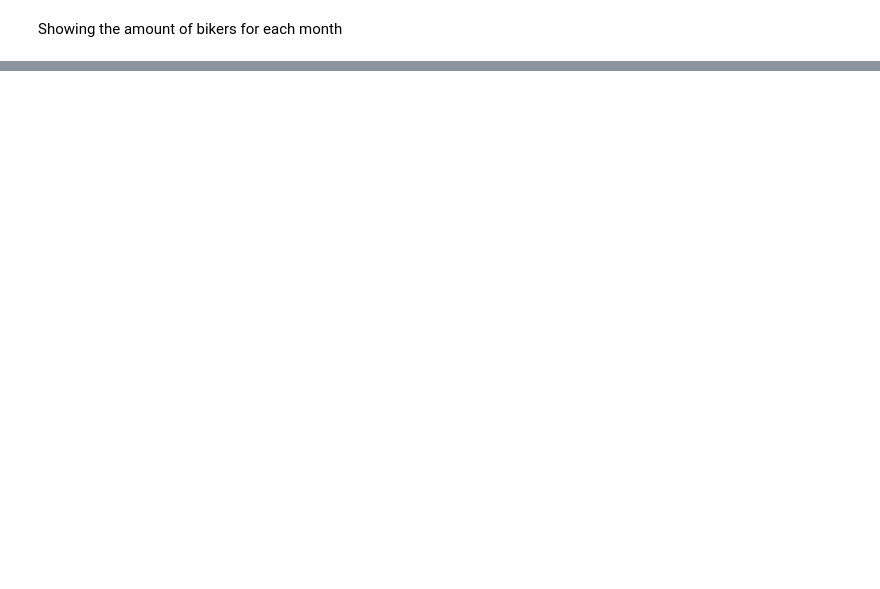
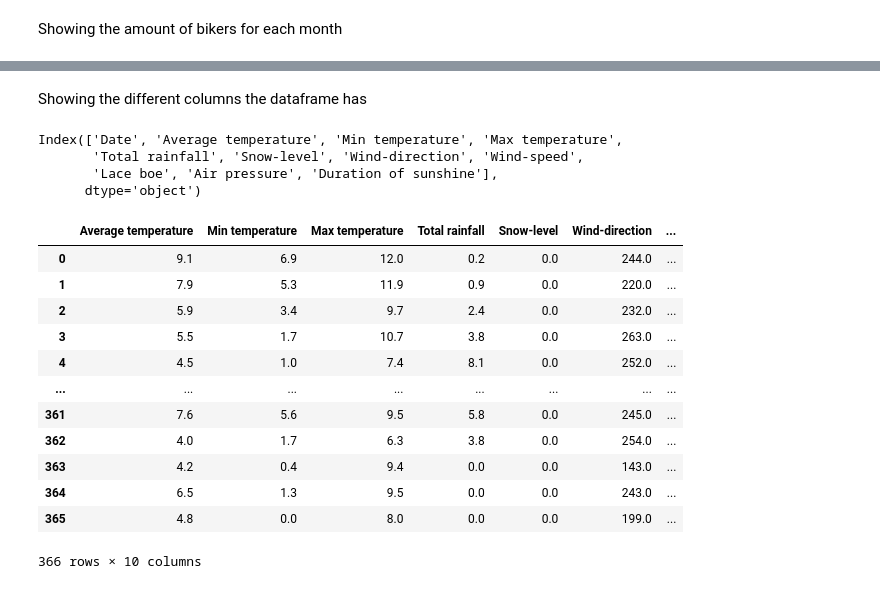
Before and after one commit to Amir-Hussein-OTH/amir-made-2024, a Jupyter notebook: project/data-exploration.ipynb, the cells around one changed output, grey strips where cells are left out. Cells and saved outputs as stored; diff of their text form; code cells hidden in the pictures; blank space fills up the shorter version.

Commit message:
🕵️ Perform initial exploration of dataset2 and combine it with dataset1 together.

```diff
--- a/project/data-exploration.ipynb
+++ b/project/data-exploration.ipynb
@@ -28,4 +14,5 @@ Note: you may need to restart the kernel to use updated packages.
 import pandas as pd
 
 df1 = pd.read_sql_table('dataset1', 'sqlite:////Users/miro/PycharmProjects/made-template/data/data/dataset1.sqlite')
+df2 = pd.read_sql_table('dataset2', 'sqlite:////Users/miro/PycharmProjects/made-template/data/data/dataset2.sqlite')
 # %% [markdown]
@@ -251,0 +184,36 @@ Name: Total, dtype: float64
+# %% [markdown]
+Showing the different columns the dataframe has
+# %%
+df2.columns
+# %% [output]
+Index(['Date', 'Average temperature', 'Min temperature', 'Max temperature',
+       'Total rainfall', 'Snow-level', 'Wind-direction', 'Wind-speed',
+       'Lace boe', 'Air pressure', 'Duration of sunshine'],
+      dtype='object')
+# %%
+df2.rename(columns = {'temp':'Average temperature'},inplace =True)
+df2.rename(columns = {'dwpt':'Min temperature'},inplace =True)
+df2.rename(columns = {'rhum':'Max temperature'},inplace =True)
+df2.rename(columns = {'prcp':'Total rainfall'},inplace =True)
+df2.rename(columns = {'snow':'Snow-level'},inplace =True)
+df2.rename(columns = {'wdir':'Wind-direction'},inplace =True)
+df2.rename(columns = {'wspd':'Wind-speed'},inplace =True)
+df2.rename(columns = {'wpgt':'Lace boe'},inplace =True)
+df2.rename(columns = {'pres':'Air pressure'},inplace =True)
+df2.rename(columns = {'tsun':'Duration of sunshine'},inplace =True)
+# %%
+df2
+# %% [output]
+|  | Average temperature | Min temperature | Max temperature | Total rainfall | Snow-level | Wind-direction | ... |
+| 0 | 9.1 | 6.9 | 12.0 | 0.2 | 0.0 | 244.0 | ... |
+| 1 | 7.9 | 5.3 | 11.9 | 0.9 | 0.0 | 220.0 | ... |
+| 2 | 5.9 | 3.4 | 9.7 | 2.4 | 0.0 | 232.0 | ... |
+| 3 | 5.5 | 1.7 | 10.7 | 3.8 | 0.0 | 263.0 | ... |
+| 4 | 4.5 | 1.0 | 7.4 | 8.1 | 0.0 | 252.0 | ... |
+| ... | ... | ... | ... | ... | ... | ... | ... |
+| 361 | 7.6 | 5.6 | 9.5 | 5.8 | 0.0 | 245.0 | ... |
+| 362 | 4.0 | 1.7 | 6.3 | 3.8 | 0.0 | 254.0 | ... |
+| 363 | 4.2 | 0.4 | 9.4 | 0.0 | 0.0 | 143.0 | ... |
+| 364 | 6.5 | 1.3 | 9.5 | 0.0 | 0.0 | 243.0 | ... |
+| 365 | 4.8 | 0.0 | 8.0 | 0.0 | 0.0 | 199.0 | ... |
+366 rows × 10 columns
```
Also changed, not shown: parts of 47 cells of this notebook.
